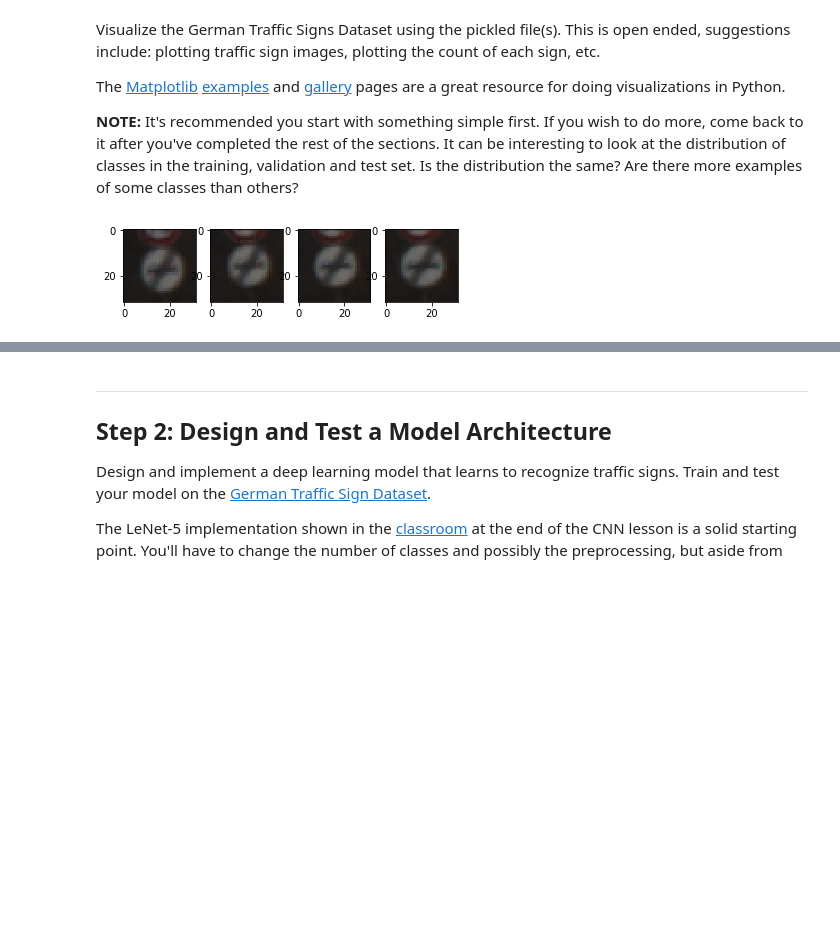
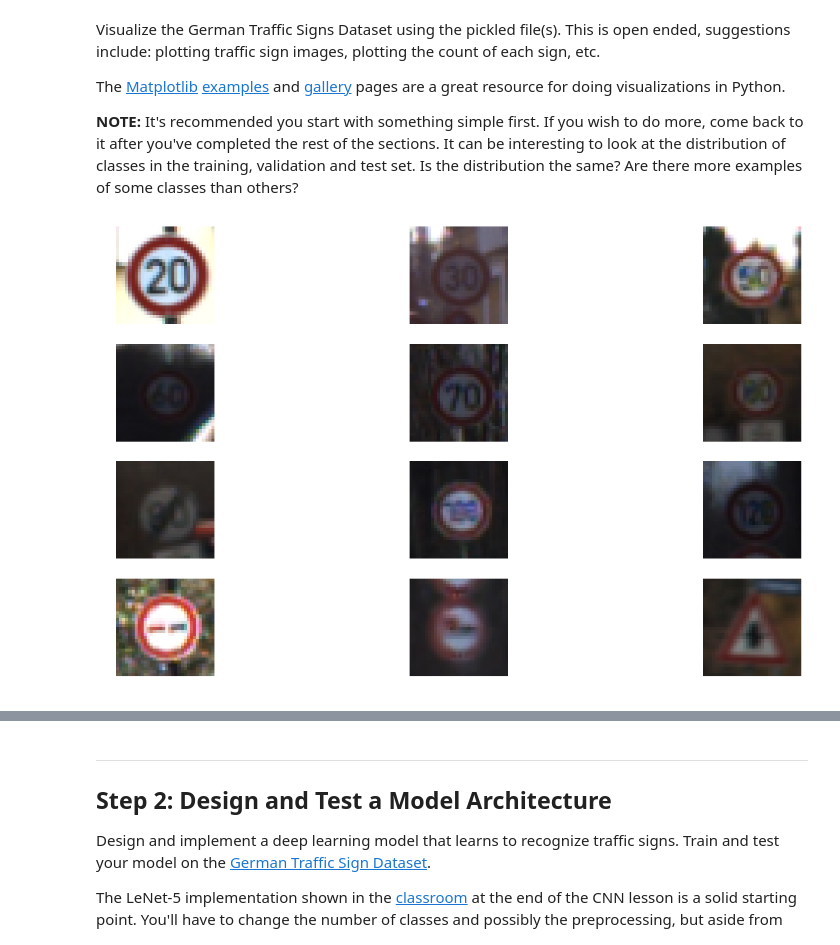
Before and after one commit to ghz1302/project, a Jupyter notebook: CarND-Traffic-Sign-Classifier-Project-master/Traffic_Sign_Classifier.ipynb, the cells around one changed output, grey strips where cells are left out. Cells and saved outputs as stored; diff of their text form; code cells hidden in the pictures; blank space fills up the shorter version.

```diff
--- a/CarND-Traffic-Sign-Classifier-Project-master/Traffic_Sign_Classifier.ipynb
+++ b/CarND-Traffic-Sign-Classifier-Project-master/Traffic_Sign_Classifier.ipynb
@@ -93,12 +95,15 @@ The [Matplotlib](http://matplotlib.org/) [examples](http://matplotlib.org/exampl
 # %%
 ### Data exploration visualization code goes here.
 ### Feel free to use as many code cells as needed.
 import matplotlib.pyplot as plt
+import numpy as np
 # Visualizations will be shown in the notebook.
 %matplotlib inline
-fig = plt.figure()
-for i in range(4):
-    ax = fig.add_subplot(1,4,i+1)
-    ax.imshow(X_train[i])
+fig = plt.figure(figsize=(20,14))
+for i in range(0,12):
+    ax = fig.add_subplot(5,3,i+1)
+    ax.axis('off')
+    image = X_train[np.argwhere(y_train==i)[5][0]]
+    ax.imshow(image)
 # %% [output]
-[figure, old version]
+[figure, new version]
```
Also changed, not shown: parts of 7 cells of this notebook.
